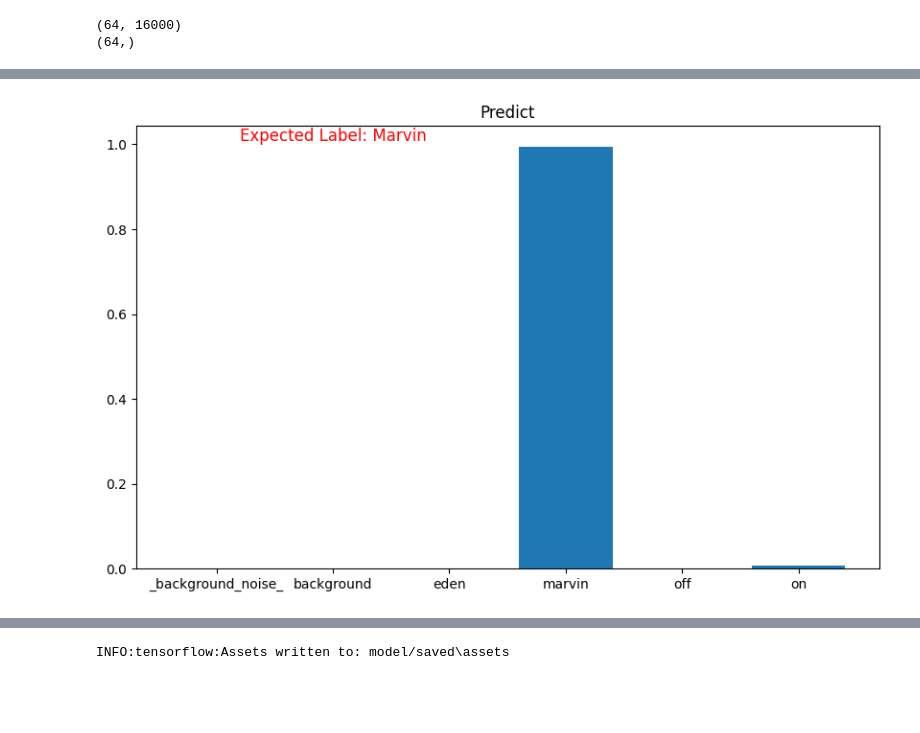
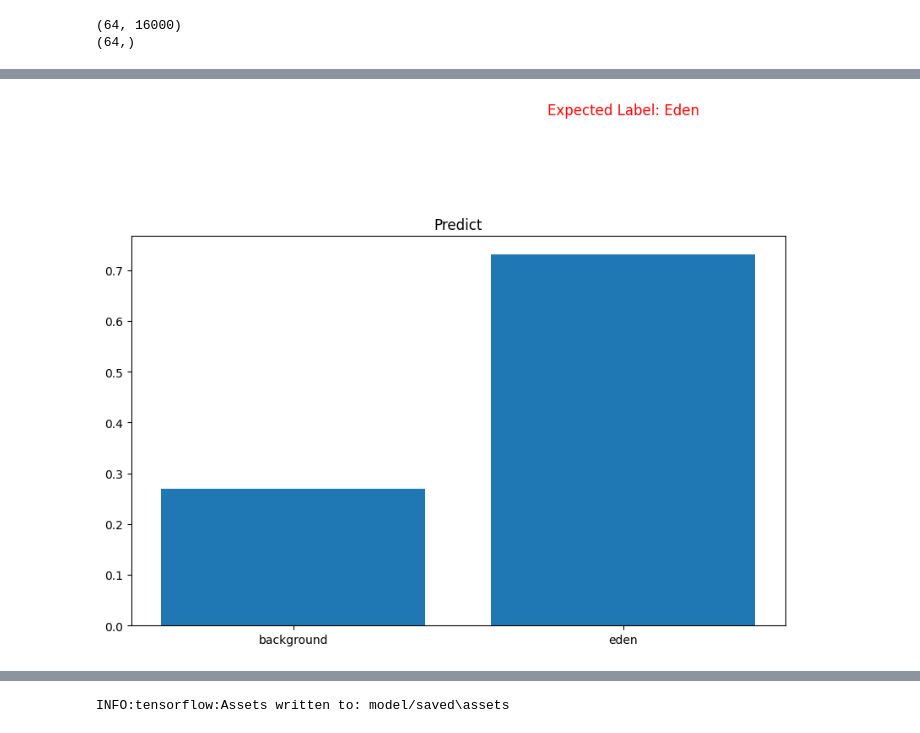
Before and after one commit to periclesbgf/home-assistant-model, a Jupyter notebook: speech_recognition.ipynb, the cells around one changed output, grey strips where cells are left out. Drawn from its saved outputs; the diff is of its cells as text; code cells hidden in the pictures; blank space fills up the shorter version.

```diff
--- a/speech_recognition.ipynb
+++ b/speech_recognition.ipynb
@@ -247,12 +456,12 @@ model = models.Sequential([
     norm_layer,
     layers.Conv2D(32, 3, activation='relu'), # Etapa de convolução, afim de extrair recursos locais dos espectrogramas
     layers.Conv2D(64, 3, activation='relu'), # Etapa de convolução, afim de extrair recursos locais dos espectrogramas
-    layers.MaxPooling2D(), # Reduz a resolução espacial do espectrograma
+    layers.MaxPooling2D((2,2)), # Reduz a resolução espacial do espectrograma
     layers.Dropout(0.25), # Reduzindo a probabilidade de overfitting
     layers.Flatten(), # Converte o formato de dados em uma matriz unidimensional
     layers.Dense(128, activation='relu'), # Modela as relações entre os recursos extraídos
     layers.Dropout(0.5),
-    layers.Dense(num_labels),
+    layers.Dense(num_labels, activation='softmax', name='output_layer'),
 ])
 
 model.summary() # Imprime um resumo detalhado do modelo
@@ -382,26 +594,26 @@ display.display(display.Audio(waveform, rate=16000)) # Exibe o áudio carregado
 [interactive output not drawn]
 # %%
 plt.figure(figsize=(10, 6))
-plt.text(1, 1, 'Expected Label: Marvin', fontsize=12, ha='center', va='bottom', color='r')
+plt.text(1, 1, 'Expected Label: Eden', fontsize=12, ha='center', va='bottom', color='r')
 # Example file
-x = 'audios\marvin\Gh6jPiT2mRgravacao_audio.wav'
+x = 'test/eden/1C0bheEchT.wav'
 
 x = tf.io.read_file(str(x))
 x, sample_rate = tf.audio.decode_wav(x, desired_channels=1, desired_samples=16000,)
 x = tf.squeeze(x, axis=-1)
 waveform = x
 x = get_spectrogram(x)
 x = x[tf.newaxis,...]
 
 prediction = model(x)
-x_labels = label_names[[0,1,2,3,4,5]]
+x_labels = label_names[[0,1]]
 plt.bar(x_labels, tf.nn.softmax(prediction[0]))
 plt.title('Predict')
 plt.show()
 
 display.display(display.Audio(waveform, rate=16000))
 # %% [output]
-[figure, old version]
+[figure, new version]
 [interactive output not drawn]
 # %%
 plt.figure(figsize=(10, 6))
```
Also changed, not shown: parts of 29 cells of this notebook.
